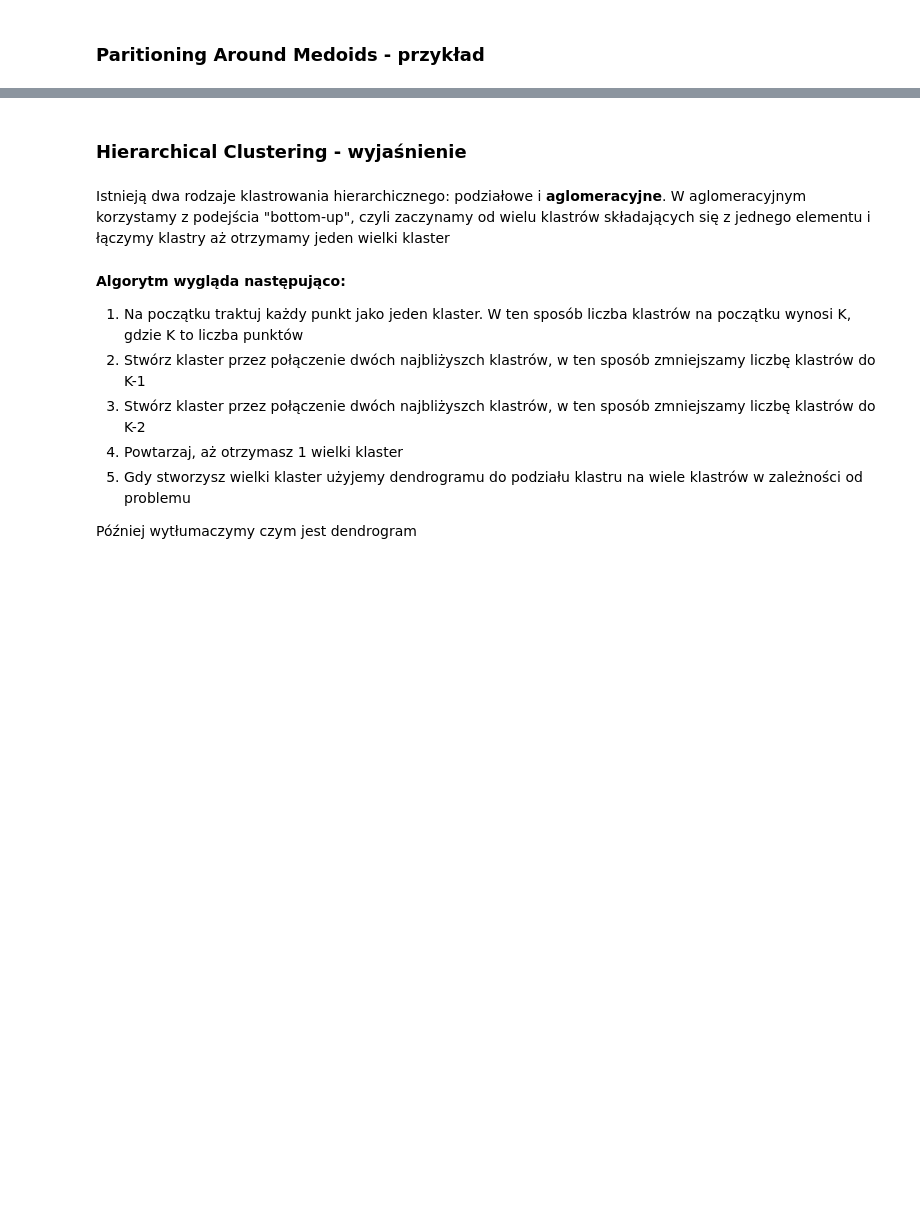
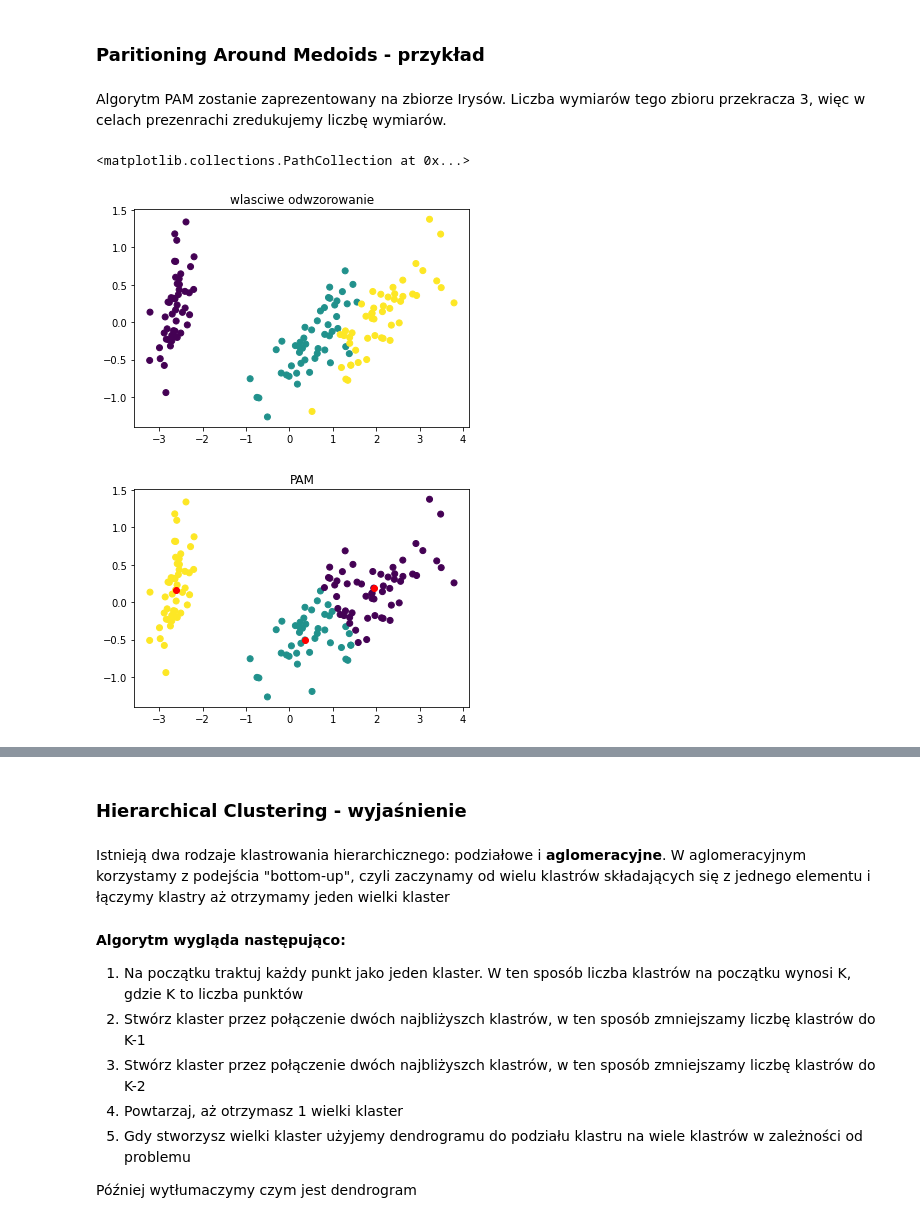
Before and after one commit to mikiisz/ml-tutorial6, a Jupyter notebook: ml_tutorial6.ipynb, the cells around one changed output, grey strips where cells are left out. Saved outputs shown, nothing was run; the diff lists cells and outputs as text; code cells hidden in the pictures; blank space fills up the shorter version.

```diff
--- a/ml_tutorial6.ipynb
+++ b/ml_tutorial6.ipynb
@@ -5,9 +5,9 @@
 # %% [markdown]
 Naszym zbiorem danych, dla którego wykonamy zadanie będzie zbiór obrazków o wymiarach 8x8 przedstawiających cyfry.
 # %%
-from sklearn.datasets import load_digits
+from sklearn import datasets
 
-digits = load_digits()
+digits = datasets.load_digits()
 digits_data = digits.data
 digits_target = digits.target
 
@@ -129,2 +151,37 @@ Rezultatem jest ponowne zabarwienie oryginalnych pikseli, przy czym każdemu pik
 # %% [markdown]
 ### Paritioning Around Medoids - przykład
+# %% [markdown]
+Algorytm PAM zostanie zaprezentowany na zbiorze Irysów. Liczba wymiarów tego zbioru przekracza 3, więc w celach prezenrachi zredukujemy liczbę wymiarów.
+# %%
+from sklearn_extra.cluster import KMedoids
+from sklearn.decomposition import PCA
+from mpl_toolkits.mplot3d import Axes3D
+
+import numpy as np
+
+#pobranie danych i redukcja wymiarów
+iris = datasets.load_iris()
+X = PCA(n_components=2).fit_transform(iris.data)
+y = iris.target
+
+#klasyfikacja danych wejściowch
+plt.figure(1)
+plt.title("wlasciwe odwzorowanie")
+plt.scatter(X[:,0], X[:,1], c=y, cmap='viridis')
+
+#jedne z dostępnych metryk ["euclidean", "cosine"]
+km = KMedoids(n_clusters = 3, metric="manhattan")
+new_labels = km.fit_predict(X)
+
+#pobranie medoids
+medoids = km.cluster_centers_
+
+#klasyfikacja danych wejściowch przez algorytm PAM
+plt.figure(2)
+plt.title("PAM")
+plt.scatter(X[:,0], X[:,1], c=new_labels, cmap='viridis')
+plt.scatter(medoids[:,0], medoids[:,1], c="red")
+# %% [output]
+<matplotlib.collections.PathCollection at 0x...>
+[figure, added]
+[figure, added]
```
Also changed, not shown: parts of 6 cells of this notebook.
